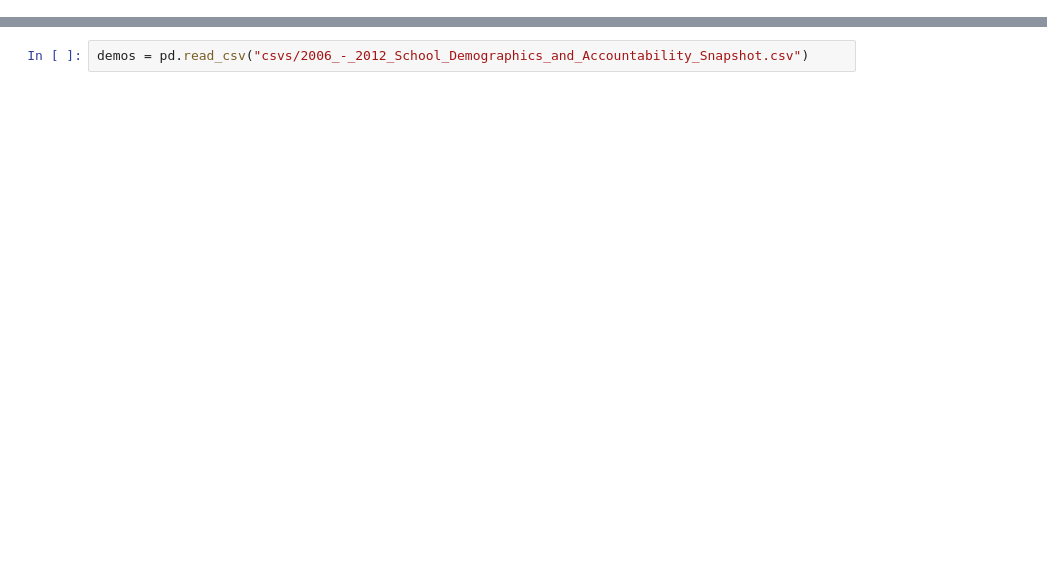
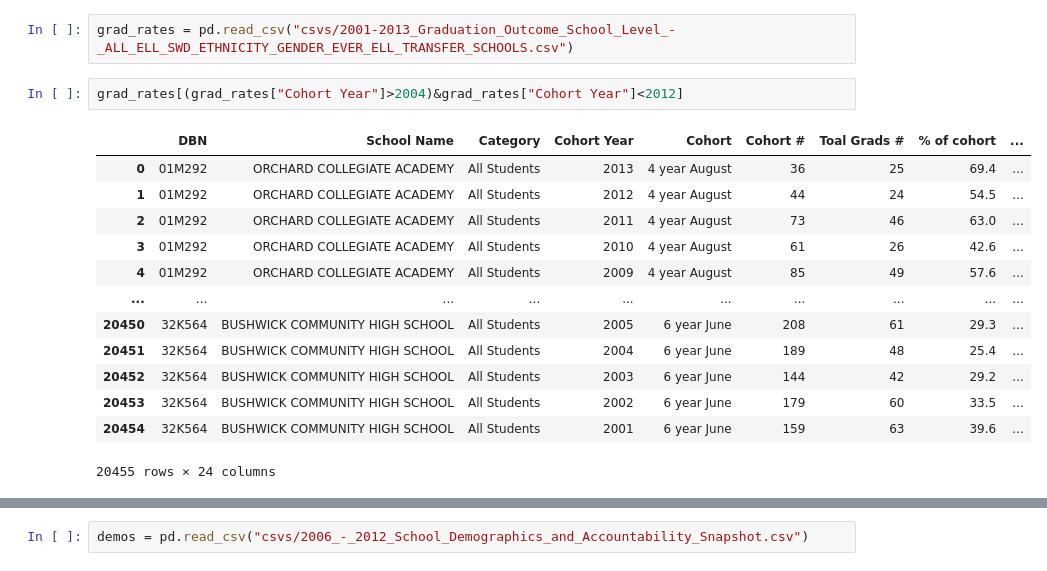
Before and after one commit to Mycotic/graduation-regression, a Jupyter notebook: current.ipynb, the cells around one changed output, grey strips where cells are left out. Saved outputs shown, nothing was run; the diff lists cells and outputs as text; blank space fills up the shorter version.

```diff
--- a/current.ipynb
+++ b/current.ipynb
@@ -15,0 +8,18 @@ grad_rates.head()
+# %%
+grad_rates = pd.read_csv("csvs/2001-2013_Graduation_Outcome_School_Level_-_ALL_ELL_SWD_ETHNICITY_GENDER_EVER_ELL_TRANSFER_SCHOOLS.csv")
+# %%
+grad_rates[(grad_rates["Cohort Year"]>2004)&grad_rates["Cohort Year"]<2012]
+# %% [output]
+|  | DBN | School Name | Category | Cohort Year | Cohort | Cohort # | Toal Grads # | % of cohort | ... |
+| 0 | 01M292 | ORCHARD COLLEGIATE ACADEMY | All Students | 2013 | 4 year August | 36 | 25 | 69.4 | ... |
+| 1 | 01M292 | ORCHARD COLLEGIATE ACADEMY | All Students | 2012 | 4 year August | 44 | 24 | 54.5 | ... |
+| 2 | 01M292 | ORCHARD COLLEGIATE ACADEMY | All Students | 2011 | 4 year August | 73 | 46 | 63.0 | ... |
+| 3 | 01M292 | ORCHARD COLLEGIATE ACADEMY | All Students | 2010 | 4 year August | 61 | 26 | 42.6 | ... |
+| 4 | 01M292 | ORCHARD COLLEGIATE ACADEMY | All Students | 2009 | 4 year August | 85 | 49 | 57.6 | ... |
+| ... | ... | ... | ... | ... | ... | ... | ... | ... | ... |
+| 20450 | 32K564 | BUSHWICK COMMUNITY HIGH SCHOOL | All Students | 2005 | 6 year June | 208 | 61 | 29.3 | ... |
+| 20451 | 32K564 | BUSHWICK COMMUNITY HIGH SCHOOL | All Students | 2004 | 6 year June | 189 | 48 | 25.4 | ... |
+| 20452 | 32K564 | BUSHWICK COMMUNITY HIGH SCHOOL | All Students | 2003 | 6 year June | 144 | 42 | 29.2 | ... |
+| 20453 | 32K564 | BUSHWICK COMMUNITY HIGH SCHOOL | All Students | 2002 | 6 year June | 179 | 60 | 33.5 | ... |
+| 20454 | 32K564 | BUSHWICK COMMUNITY HIGH SCHOOL | All Students | 2001 | 6 year June | 159 | 63 | 39.6 | ... |
+20455 rows × 24 columns
```
Also changed, not shown: parts of 20 cells of this notebook, 2 other files.
